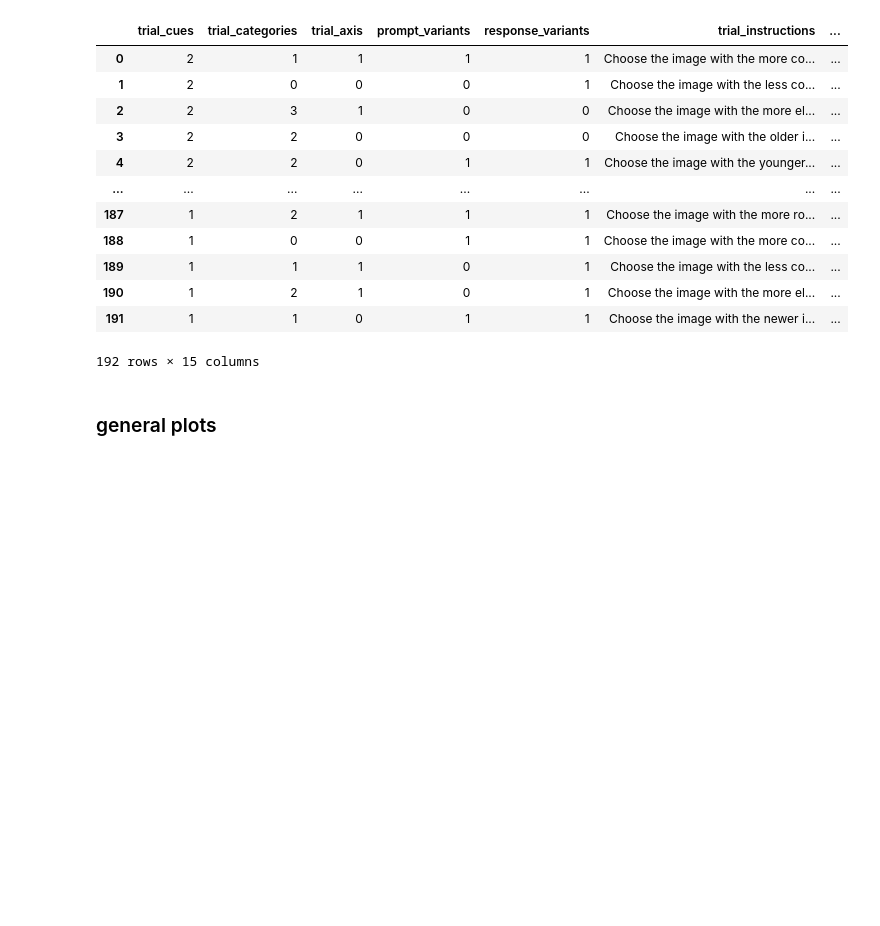
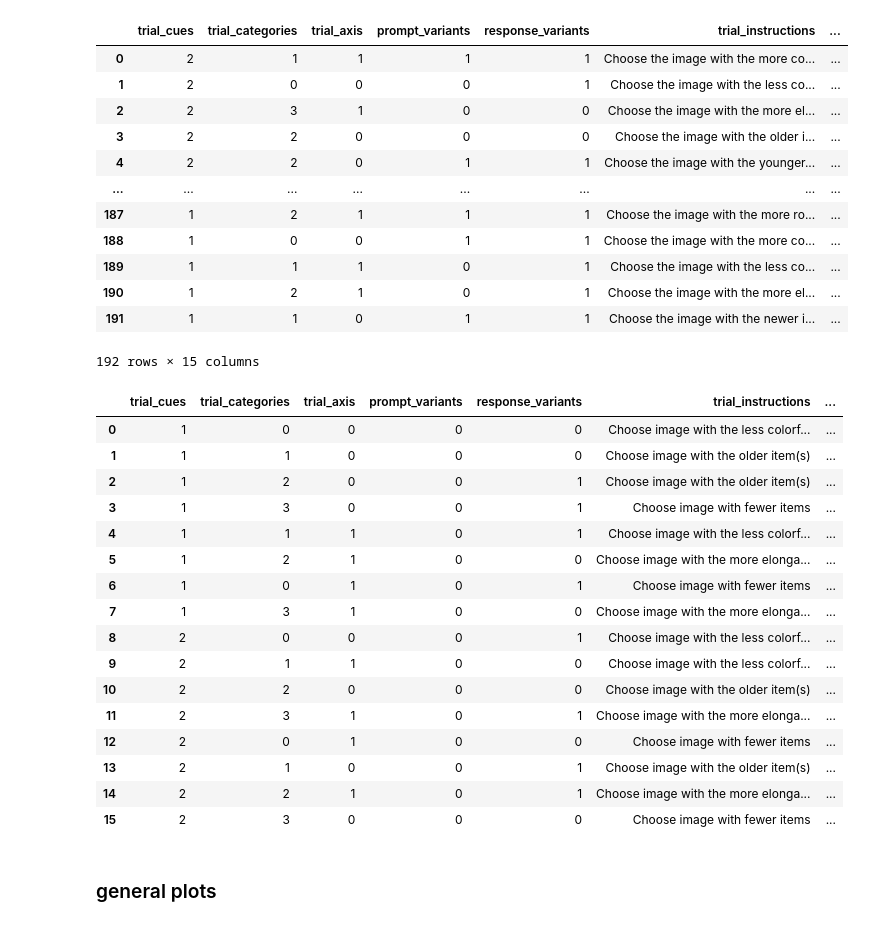
Before and after one commit to renee-tung/DualContextWM_Task, a Jupyter notebook: src/renee_plots.ipynb, the cells around one changed output. Saved outputs shown, nothing was run; the diff lists cells and outputs as text; code cells hidden in the pictures; blank space fills up the shorter version.

```diff
--- a/src/renee_plots.ipynb
+++ b/src/renee_plots.ipynb
@@ -29,6 +40,19 @@ task_dict_smaller['stim2'] = [stim[1].split('Task_Stim_New_v1\\')[1] for stim in
 
 # remove trial_stims from task_dict_smaller
 del task_dict_smaller['trial_stims']
+# %%
+wanted = ['trial_cues','trial_categories', 'trial_axis', 'prompt_variants', 'response_variants',
+          'trial_instructions', 'trial_stims', 'left_text', 'right_text', 'ISI', 'fixation', 'response_time',
+            'correct_responses', 'resp_key', 'slider_positions']
+task_dict_smaller = {k: v for k, v in data['task_struct'].items() if k in wanted}
+task_dict_smaller.keys()
+
+# split trial_stims into stim1 and stim2
+task_dict_smaller['stim1'] = [stim[0].split('Training\\')[1] for stim in task_dict_smaller['trial_stims']]
+task_dict_smaller['stim2'] = [stim[1].split('Training\\')[1] for stim in task_dict_smaller['trial_stims']]
+
+# remove trial_stims from task_dict_smaller
+del task_dict_smaller['trial_stims']
 # %%
 for key, value in task_dict_smaller.items():
     print(f"{key}: {type(value)} - Length: {len(value)}")
@@ -67,6 +110,29 @@ task_struct_df
 | 190 | 1 | 2 | 1 | 0 | 1 | Choose the image with the more el... | ... |
 | 191 | 1 | 1 | 0 | 1 | 1 | Choose the image with the newer i... | ... |
 192 rows × 15 columns
+# %%
+import pandas as pd
+
+task_struct_df = pd.DataFrame.from_dict(task_dict_smaller)
+task_struct_df
+# %% [output]
+|  | trial_cues | trial_categories | trial_axis | prompt_variants | response_variants | trial_instructions | ... |
+| 0 | 1 | 0 | 0 | 0 | 0 | Choose image with the less colorf... | ... |
+| 1 | 1 | 1 | 0 | 0 | 0 | Choose image with the older item(s) | ... |
+| 2 | 1 | 2 | 0 | 0 | 1 | Choose image with the older item(s) | ... |
+| 3 | 1 | 3 | 0 | 0 | 1 | Choose image with fewer items | ... |
+| 4 | 1 | 1 | 1 | 0 | 1 | Choose image with the less colorf... | ... |
+| 5 | 1 | 2 | 1 | 0 | 0 | Choose image with the more elonga... | ... |
+| 6 | 1 | 0 | 1 | 0 | 1 | Choose image with fewer items | ... |
+| 7 | 1 | 3 | 1 | 0 | 0 | Choose image with the more elonga... | ... |
+| 8 | 2 | 0 | 0 | 0 | 1 | Choose image with the less colorf... | ... |
+| 9 | 2 | 1 | 1 | 0 | 0 | Choose image with the less colorf... | ... |
+| 10 | 2 | 2 | 0 | 0 | 0 | Choose image with the older item(s) | ... |
+| 11 | 2 | 3 | 1 | 0 | 1 | Choose image with the more elonga... | ... |
+| 12 | 2 | 0 | 1 | 0 | 0 | Choose image with fewer items | ... |
+| 13 | 2 | 1 | 0 | 0 | 1 | Choose image with the older item(s) | ... |
+| 14 | 2 | 2 | 1 | 0 | 1 | Choose image with the more elonga... | ... |
+| 15 | 2 | 3 | 0 | 0 | 0 | Choose image with fewer items | ... |
 # %% [markdown]
 ### general plots
 # %%
```
Also changed, not shown: parts of 7 cells of this notebook, 18 other files.
